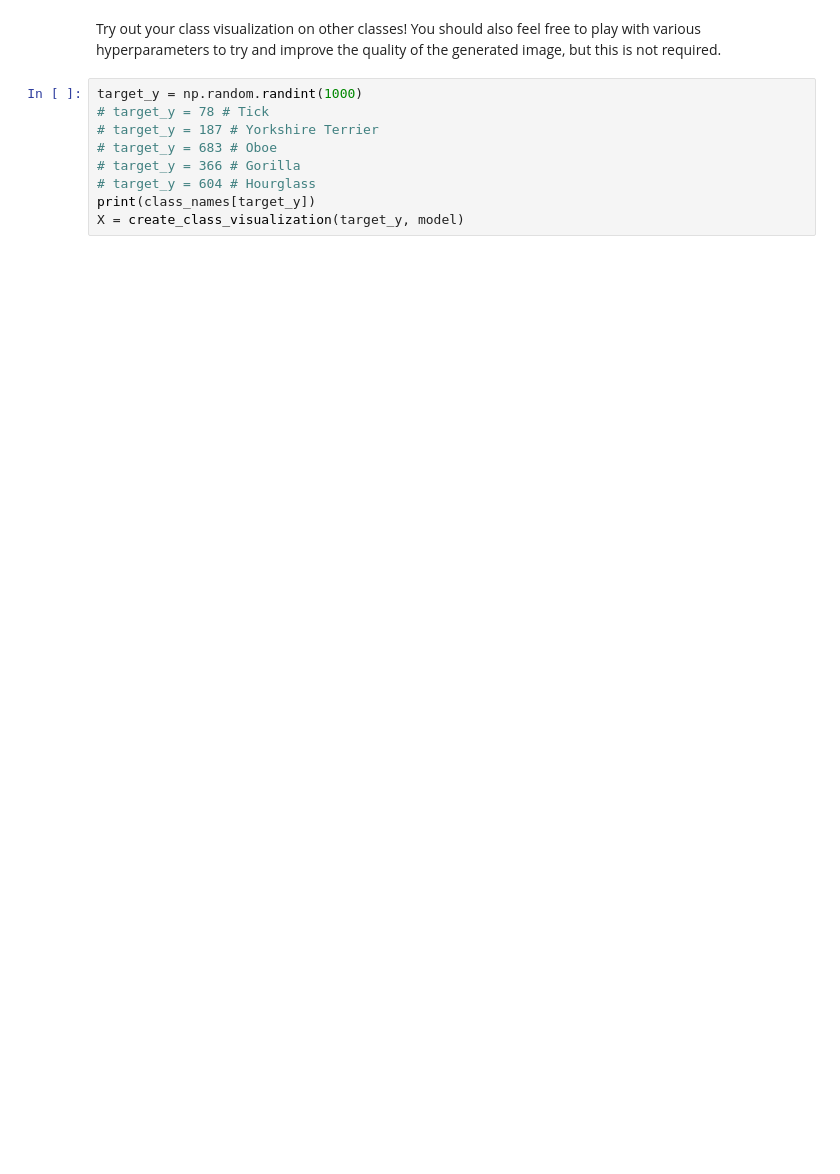
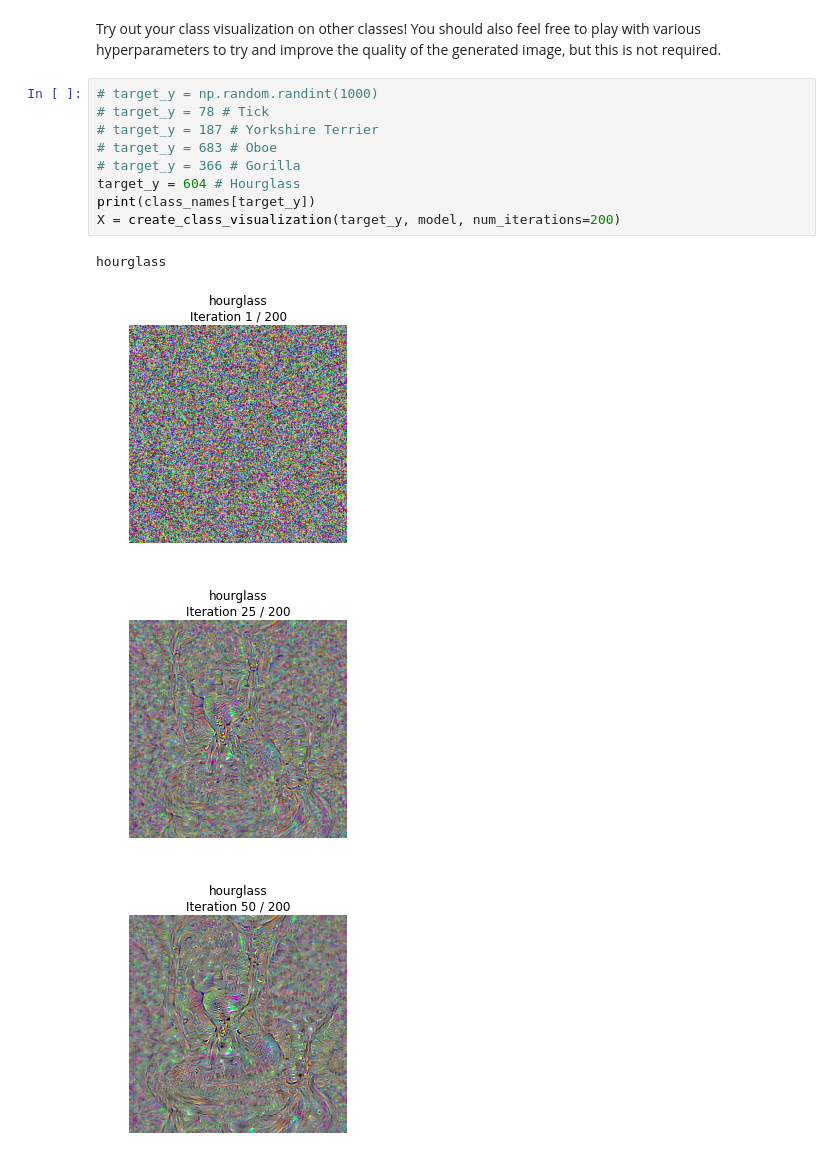
Before and after one commit to whu-pzhang/cs231n, a Jupyter notebook: assignment3/NetworkVisualization-TensorFlow.ipynb, the cells around one changed output. Drawn from its saved outputs; the diff is of its cells as text; blank space fills up the shorter version.

```diff
--- a/assignment3/NetworkVisualization-TensorFlow.ipynb
+++ b/assignment3/NetworkVisualization-TensorFlow.ipynb
@@ -399,11 +420,16 @@ out = create_class_visualization(target_y, model)
 # %% [markdown]
 Try out your class visualization on other classes! You should also feel free to play with various hyperparameters to try and improve the quality of the generated image, but this is not required.
 # %%
-target_y = np.random.randint(1000)
+# target_y = np.random.randint(1000)
 # target_y = 78 # Tick
 # target_y = 187 # Yorkshire Terrier
 # target_y = 683 # Oboe
 # target_y = 366 # Gorilla
-# target_y = 604 # Hourglass
+target_y = 604 # Hourglass
 print(class_names[target_y])
-X = create_class_visualization(target_y, model)
+X = create_class_visualization(target_y, model, num_iterations=200)
+# %% [output]
+hourglass
+[figure, added]
+[figure, added]
+[figure, added]
```
Also changed, not shown: parts of 10 cells of this notebook.
